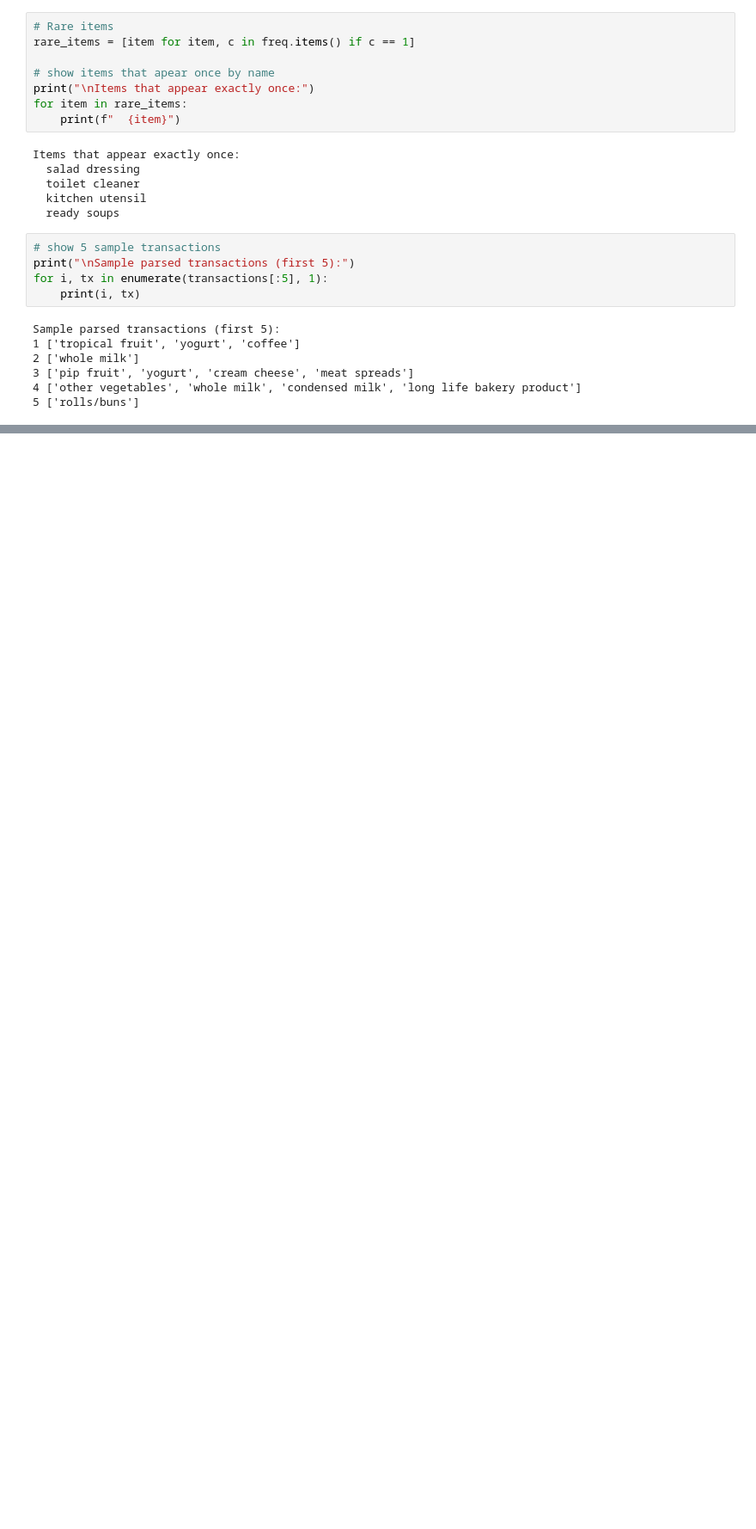
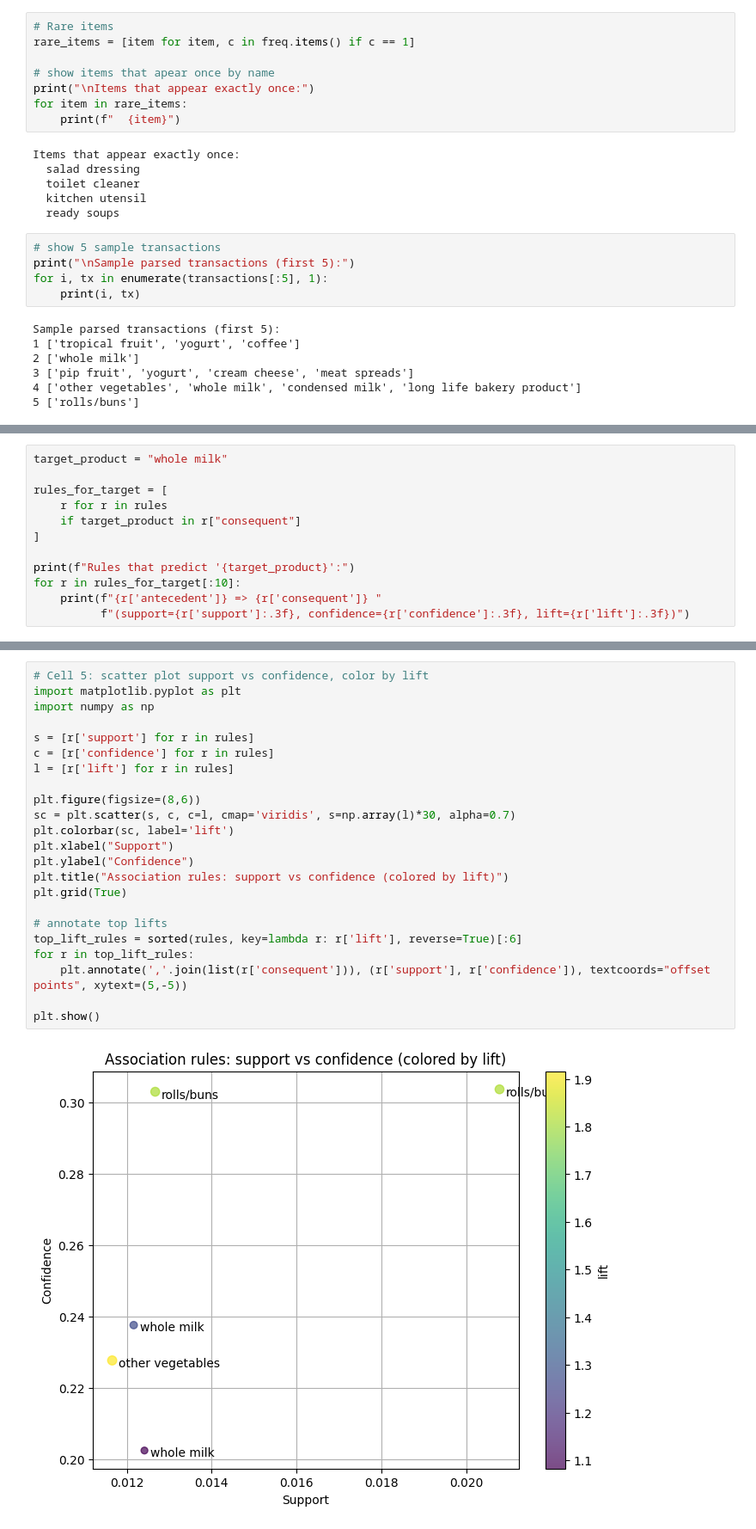
Before and after one commit to iamabdirazak/Groceries-Association-Model, a Jupyter notebook: Groceries.ipynb, the cells around one changed output, grey strips where cells are left out. Shown: that part at 86% size. Saved outputs shown, nothing was run; the diff lists cells and outputs as text; blank space fills up the shorter version.

Commit message:
Generated association rules

```diff
--- a/Groceries.ipynb
+++ b/Groceries.ipynb
@@ -140,0 +339,12 @@ Sample parsed transactions (first 5):
+# %%
+target_product = "whole milk"
+
+rules_for_target = [
+    r for r in rules
+    if target_product in r["consequent"]
+]
+
+print(f"Rules that predict '{target_product}':")
+for r in rules_for_target[:10]:
+    print(f"{r['antecedent']} => {r['consequent']} "
+          f"(support={r['support']:.3f}, confidence={r['confidence']:.3f}, lift={r['lift']:.3f})")
@@ -140,0 +392,25 @@ Sample parsed transactions (first 5):
+# %%
+# Cell 5: scatter plot support vs confidence, color by lift
+import matplotlib.pyplot as plt
+import numpy as np
+
+s = [r['support'] for r in rules]
+c = [r['confidence'] for r in rules]
+l = [r['lift'] for r in rules]
+
+plt.figure(figsize=(8,6))
+sc = plt.scatter(s, c, c=l, cmap='viridis', s=np.array(l)*30, alpha=0.7)
+plt.colorbar(sc, label='lift')
+plt.xlabel("Support")
+plt.ylabel("Confidence")
+plt.title("Association rules: support vs confidence (colored by lift)")
+plt.grid(True)
+
+# annotate top lifts
+top_lift_rules = sorted(rules, key=lambda r: r['lift'], reverse=True)[:6]
+for r in top_lift_rules:
+    plt.annotate(','.join(list(r['consequent'])), (r['support'], r['confidence']), textcoords="offset points", xytext=(5,-5))
+
+plt.show()
+# %% [output]
+[figure, added]
```
Also changed, not shown: parts of 30 cells of this notebook, 3 other files.
